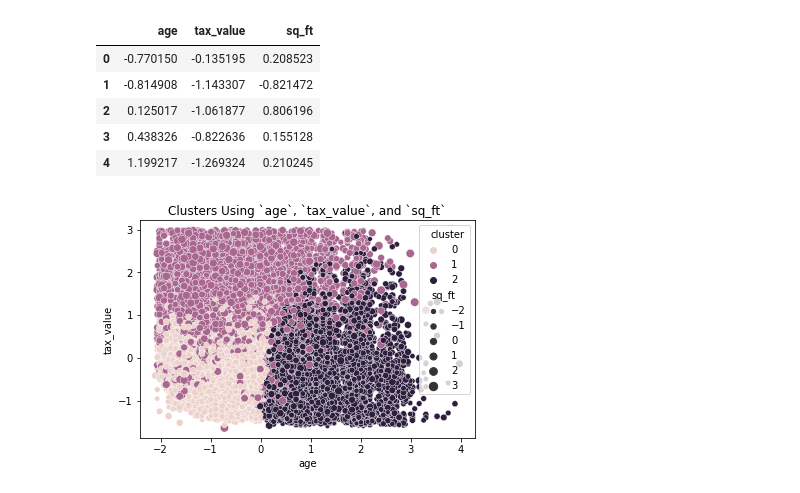
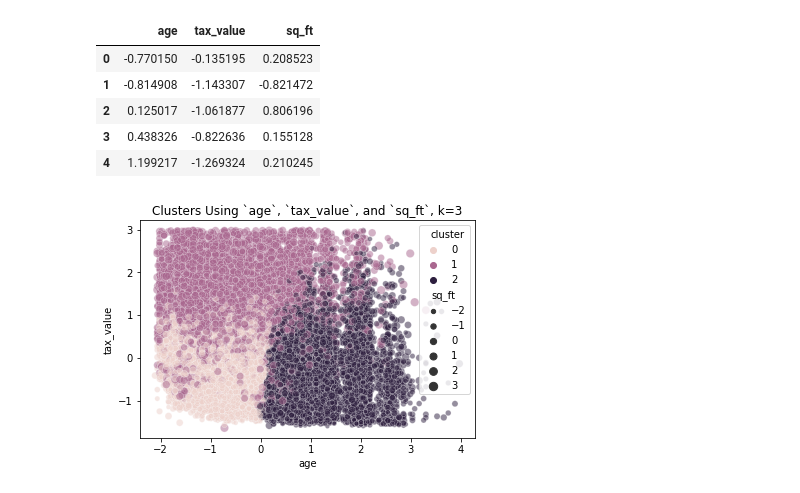
Before and after one commit to jones-stewart/zillow-clustering-project, a Jupyter notebook: 02_explore_stewart.ipynb, the cells around one changed output. Cells and saved outputs as stored; diff of their text form; code cells hidden in the pictures.

Commit message:
More exploration with clusters

```diff
--- a/02_explore_stewart.ipynb
+++ b/02_explore_stewart.ipynb
@@ -409,17 +409,15 @@ X_scaled.head()
 # %%
 # create kmeans object
 kmeans = KMeans(n_clusters=3, random_state=123)
 # fit object
 kmeans.fit(X_scaled)
 # make predictions
 kmeans.predict(X_scaled)
 # create columns for predictions
-# train['cluster'] = kmeans.predict(X_scaled)
-# X_scaled['cluster'] = kmeans.predict(X_scaled)
-# create dataframe of centroids
-# centroids = pd.DataFrame(kmeans.cluster_centers_, columns=X.columns)
-# visualize clusters with centroids
-sns.scatterplot(x='age', y='tax_value', size='sq_ft', data=X_scaled, hue='cluster')
-plt.title('Clusters Using `age`, `tax_value`, and `sq_ft`');
+train['cluster'] = kmeans.predict(X_scaled)
+X_scaled['cluster'] = kmeans.predict(X_scaled)
+# visualize clusters
+sns.scatterplot(x='age', y='tax_value', size='sq_ft', data=X_scaled, hue='cluster', alpha=0.5)
+plt.title('Clusters Using `age`, `tax_value`, and `sq_ft`, k=3');
 # %% [output]
-[figure, old version]
+[figure, new version]
```
Also changed, not shown: parts of 19 cells of this notebook.
